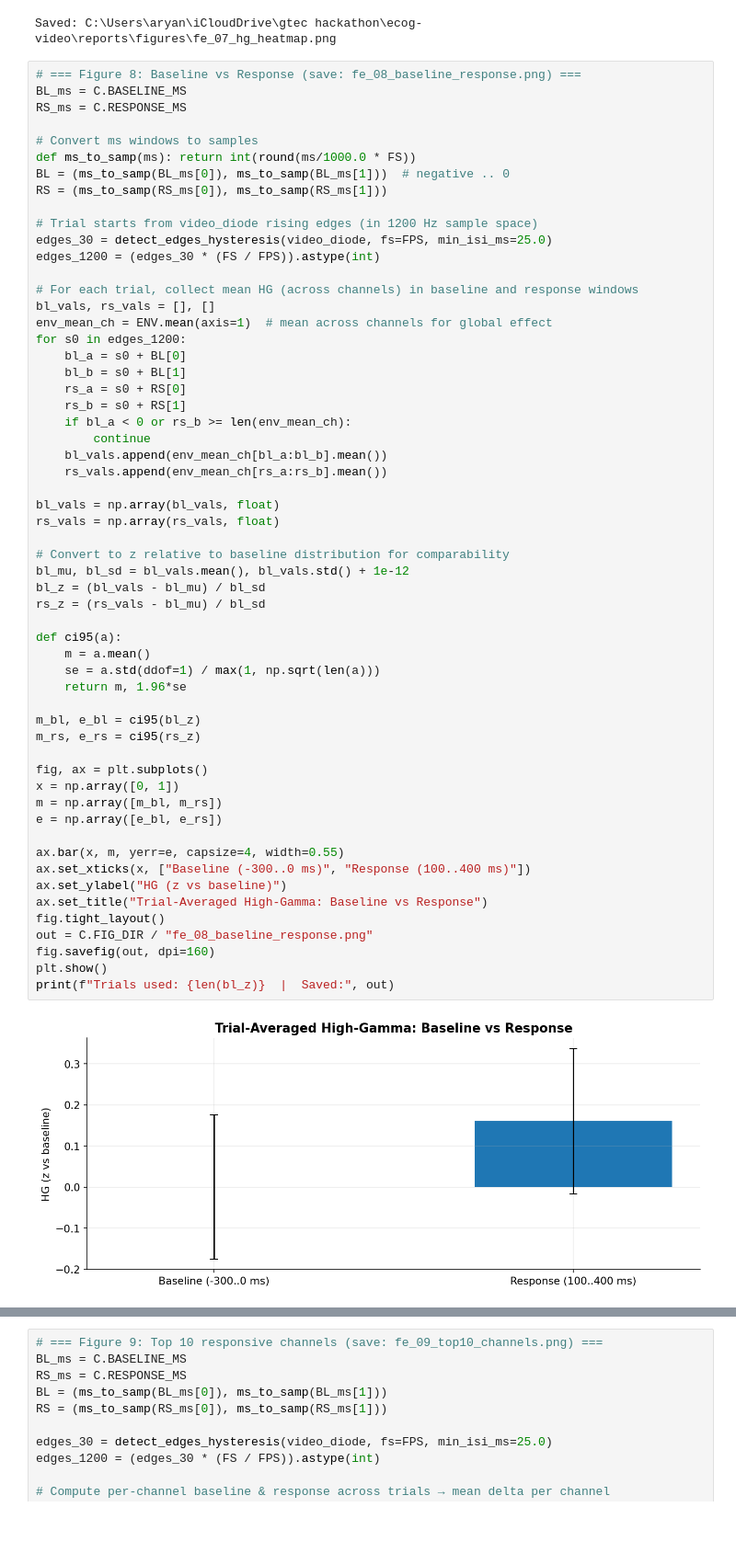
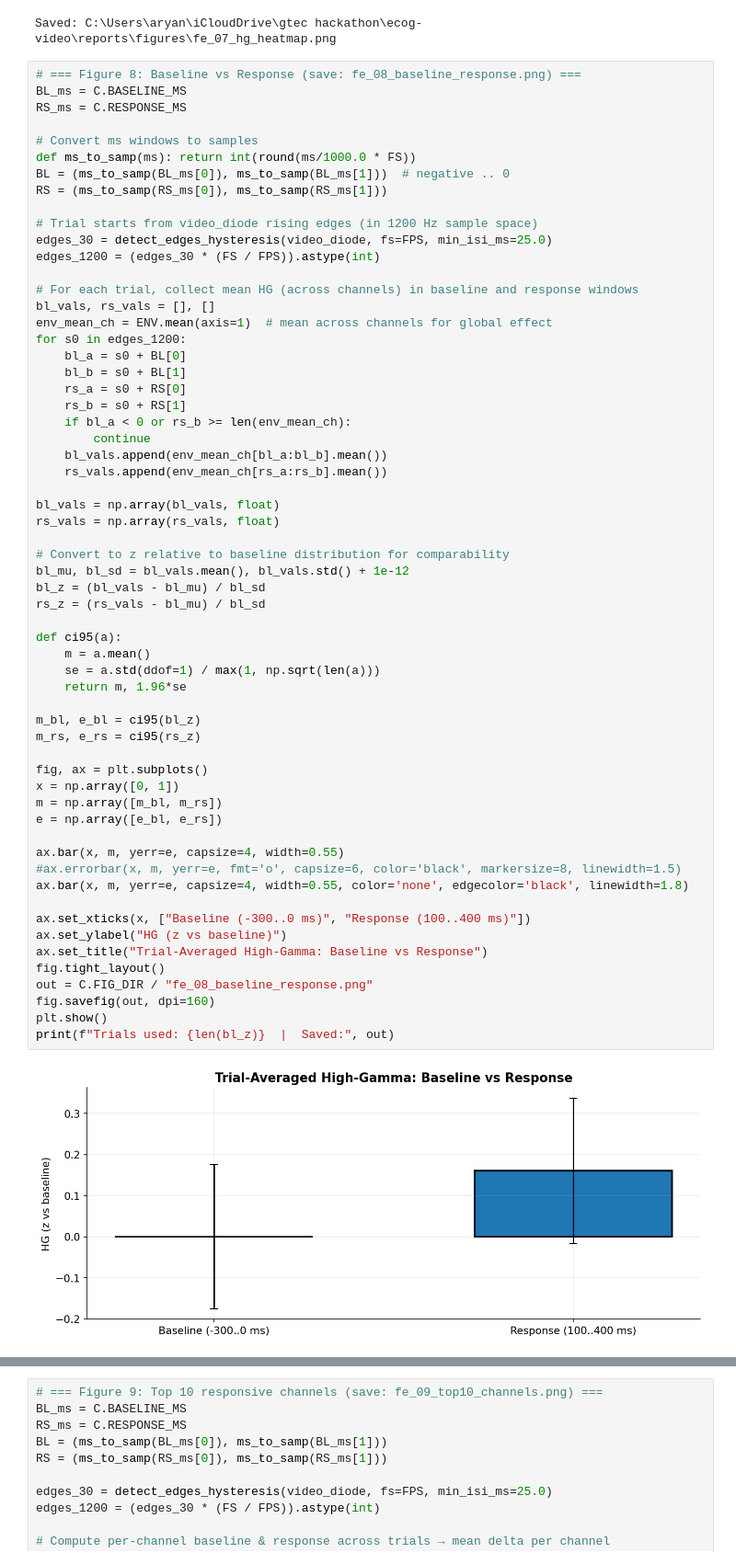
Before and after one commit to GoTHxD4rKnEss/ecog-video, a Jupyter notebook: notebooks/01_visualize_raw.ipynb, the cells around one changed output, grey strips where cells are left out. Shown at 92% size. Cells and saved outputs as stored; diff of their text form; blank space fills up the shorter version.

Commit message:
Added visuals as figure 8

```diff
--- a/notebooks/01_visualize_raw.ipynb
+++ b/notebooks/01_visualize_raw.ipynb
@@ -201,34 +201,37 @@ bl_vals = np.array(bl_vals, float)
 rs_vals = np.array(rs_vals, float)
 
 # Convert to z relative to baseline distribution for comparability
 bl_mu, bl_sd = bl_vals.mean(), bl_vals.std() + 1e-12
 bl_z = (bl_vals - bl_mu) / bl_sd
 rs_z = (rs_vals - bl_mu) / bl_sd
 
 def ci95(a):
     m = a.mean()
     se = a.std(ddof=1) / max(1, np.sqrt(len(a)))
     return m, 1.96*se
 
 m_bl, e_bl = ci95(bl_z)
 m_rs, e_rs = ci95(rs_z)
 
 fig, ax = plt.subplots()
 x = np.array([0, 1])
 m = np.array([m_bl, m_rs])
 e = np.array([e_bl, e_rs])
 
 ax.bar(x, m, yerr=e, capsize=4, width=0.55)
+#ax.errorbar(x, m, yerr=e, fmt='o', capsize=6, color='black', markersize=8, linewidth=1.5)
+ax.bar(x, m, yerr=e, capsize=4, width=0.55, color='none', edgecolor='black', linewidth=1.8)
+
 ax.set_xticks(x, ["Baseline (-300..0 ms)", "Response (100..400 ms)"])
 ax.set_ylabel("HG (z vs baseline)")
 ax.set_title("Trial-Averaged High-Gamma: Baseline vs Response")
 fig.tight_layout()
 out = C.FIG_DIR / "fe_08_baseline_response.png"
 fig.savefig(out, dpi=160)
 plt.show()
 print(f"Trials used: {len(bl_z)}  |  Saved:", out)
 # %% [output]
-[figure, old version]
+[figure, new version]
 Trials used: 126  |  Saved: C:\Users\aryan\iCloudDrive\gtec hackathon\ecog-video\reports\figures\fe_08_baseline_response.png
 # %%
 # === Figure 9: Top 10 responsive channels (save: fe_09_top10_channels.png) ===
```
Also changed, not shown: parts of 1 cell of this notebook.
